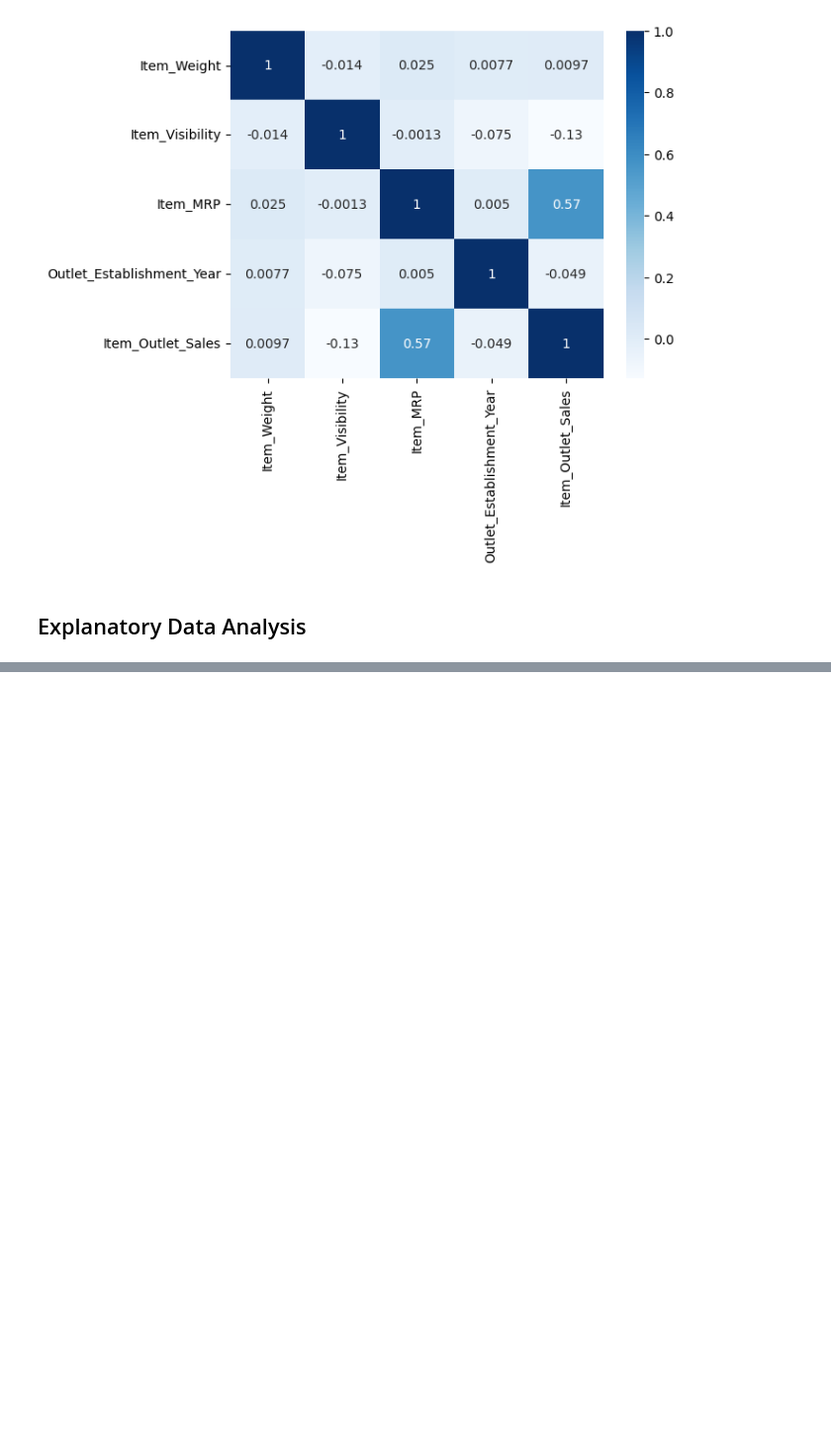
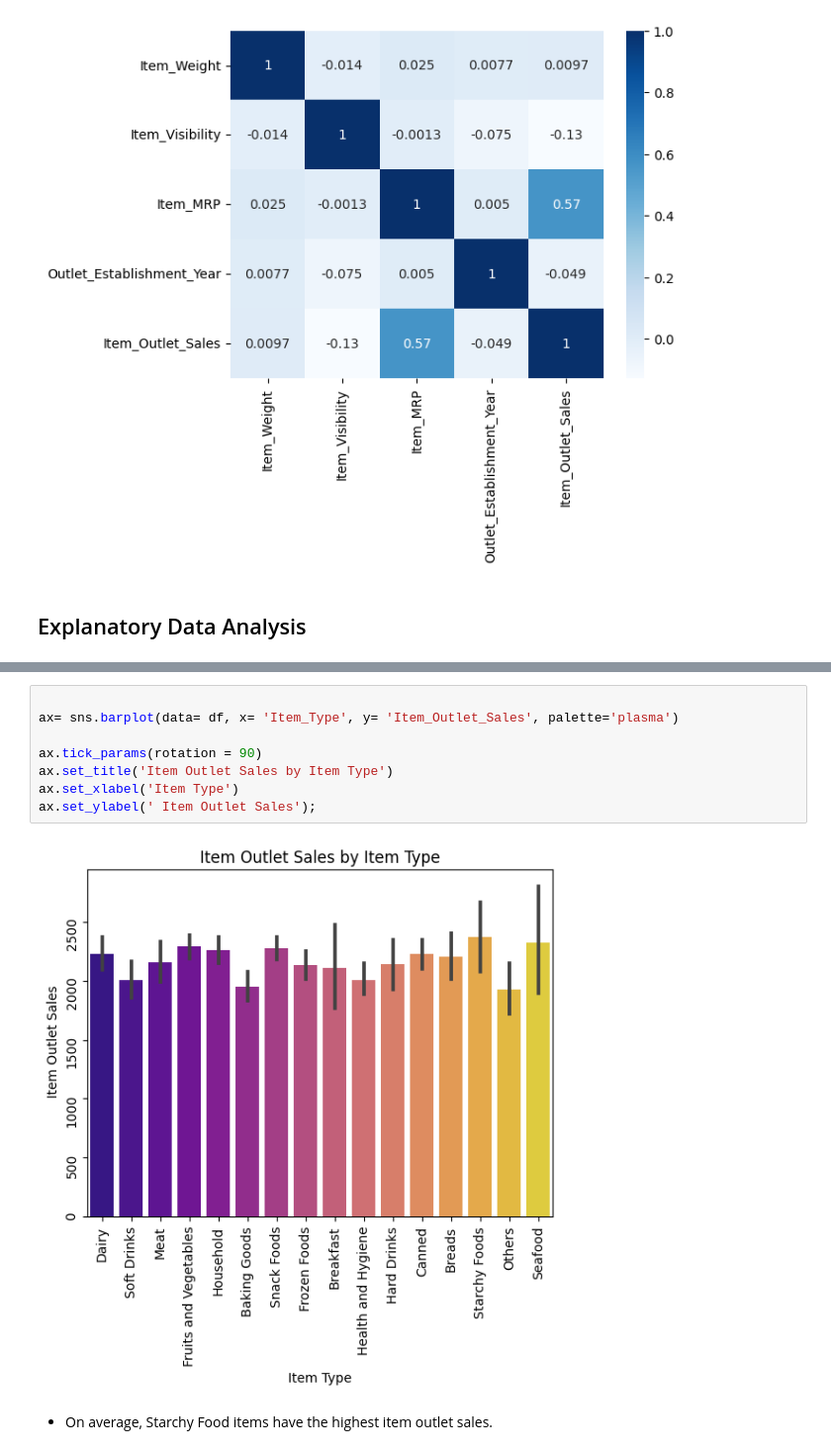
Before and after one commit to wrodemoyer/Prediction-of-Product-Sales, a Jupyter notebook: Prediction_of_Product_Sales.ipynb, the cells around one changed output, grey strips where cells are left out. Shown: that part at 99% size. Drawn from its saved outputs; the diff is of its cells as text; blank space fills up the shorter version.

```diff
--- a/Prediction_of_Product_Sales.ipynb
+++ b/Prediction_of_Product_Sales.ipynb
@@ -283,0 +328,12 @@ sns.heatmap(df.corr(), cmap= 'Blues', annot= True);
+# %%
+
+ax= sns.barplot(data= df, x= 'Item_Type', y= 'Item_Outlet_Sales', palette='plasma')
+
+ax.tick_params(rotation = 90)
+ax.set_title('Item Outlet Sales by Item Type')
+ax.set_xlabel('Item Type')
+ax.set_ylabel(' Item Outlet Sales');
+# %% [output]
+[figure, added]
+# %% [markdown]
+- On average, Starchy Food items have the highest item outlet sales.
```
Also changed, not shown: parts of 10 cells of this notebook.
